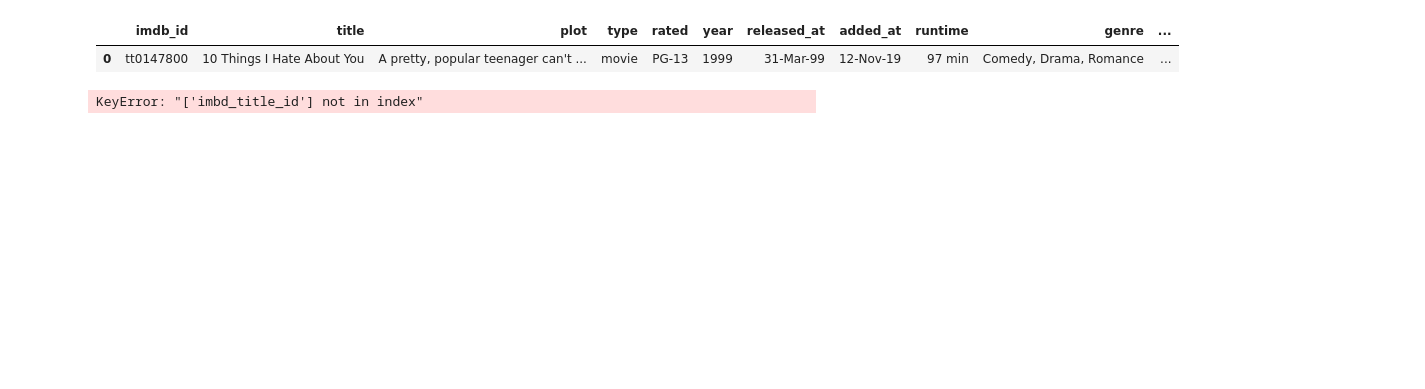
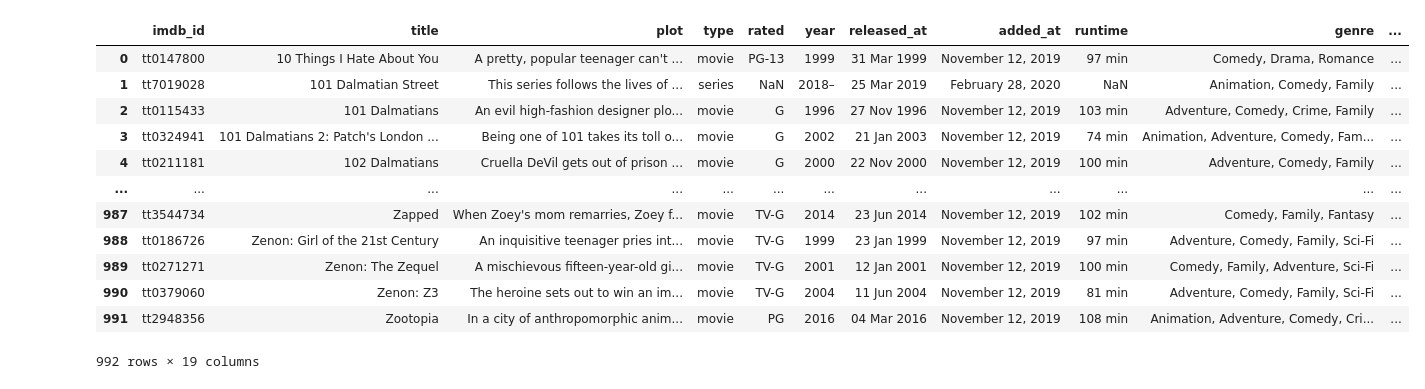
Before and after one commit to emmobley63/ETL-Group6-Movies, a Jupyter notebook: ETL-movies.ipynb, the cells around one changed output. Saved outputs shown, nothing was run; the diff lists cells and outputs as text; code cells hidden in the pictures; blank space fills up the shorter version.

```diff
--- a/ETL-movies.ipynb
+++ b/ETL-movies.ipynb
@@ -31,11 +53,19 @@ netflix_titles_df.head(1)
 # %%
+#Reading disney_plus_show csv files
 disney_plus_shows = "Resources/disney_plus_shows.csv"
 disney_plus_shows_df = pd.read_csv(disney_plus_shows)
-disney_plus_shows_df.head(1)
+disney_plus_shows_df
 # %% [output]
 |  | imdb_id | title | plot | type | rated | year | released_at | added_at | runtime | genre | ... |
-| 0 | tt0147800 | 10 Things I Hate About You | A pretty, popular teenager can't ... | movie | PG-13 | 1999 | 31-Mar-99 | 12-Nov-19 | 97 min | Comedy, Drama, Romance | ... |
+| 0 | tt0147800 | 10 Things I Hate About You | A pretty, popular teenager can't ... | movie | PG-13 | 1999 | 31 Mar 1999 | November 12, 2019 | 97 min | Comedy, Drama, Romance | ... |
+| 1 | tt7019028 | 101 Dalmatian Street | This series follows the lives of ... | series | NaN | 2018– | 25 Mar 2019 | February 28, 2020 | NaN | Animation, Comedy, Family | ... |
+| 2 | tt0115433 | 101 Dalmatians | An evil high-fashion designer plo... | movie | G | 1996 | 27 Nov 1996 | November 12, 2019 | 103 min | Adventure, Comedy, Crime, Family | ... |
+| 3 | tt0324941 | 101 Dalmatians 2: Patch's London ... | Being one of 101 takes its toll o... | movie | G | 2002 | 21 Jan 2003 | November 12, 2019 | 74 min | Animation, Adventure, Comedy, Fam... | ... |
+| 4 | tt0211181 | 102 Dalmatians | Cruella DeVil gets out of prison ... | movie | G | 2000 | 22 Nov 2000 | November 12, 2019 | 100 min | Adventure, Comedy, Family | ... |
+| ... | ... | ... | ... | ... | ... | ... | ... | ... | ... | ... | ... |
+| 987 | tt3544734 | Zapped | When Zoey's mom remarries, Zoey f... | movie | TV-G | 2014 | 23 Jun 2014 | November 12, 2019 | 102 min | Comedy, Family, Fantasy | ... |
+| 988 | tt0186726 | Zenon: Girl of the 21st Century | An inquisitive teenager pries int... | movie | TV-G | 1999 | 23 Jan 1999 | November 12, 2019 | 97 min | Adventure, Comedy, Family, Sci-Fi | ... |
+| 989 | tt0271271 | Zenon: The Zequel | A mischievous fifteen-year-old gi... | movie | TV-G | 2001 | 12 Jan 2001 | November 12, 2019 | 100 min | Comedy, Family, Adventure, Sci-Fi | ... |
+| 990 | tt0379060 | Zenon: Z3 | The heroine sets out to win an im... | movie | TV-G | 2004 | 11 Jun 2004 | November 12, 2019 | 81 min | Adventure, Comedy, Family, Sci-Fi | ... |
+| 991 | tt2948356 | Zootopia | In a city of anthropomorphic anim... | movie | PG | 2016 | 04 Mar 2016 | November 12, 2019 | 108 min | Animation, Adventure, Comedy, Cri... | ... |
+992 rows × 19 columns
-# %%
-del imdb_ratings_df[""]
-# %% [output]
-KeyError: "['imbd_title_id'] not in index"
```
Also changed, not shown: parts of 18 cells of this notebook.
